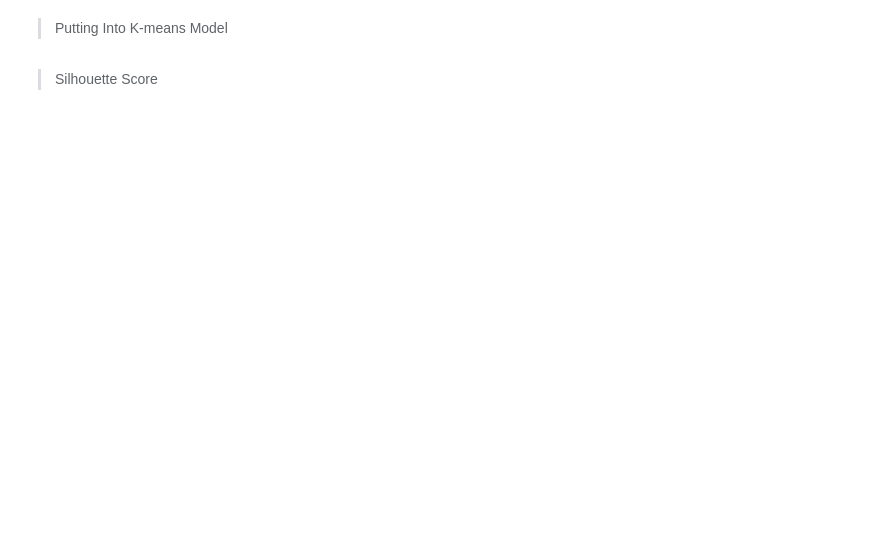
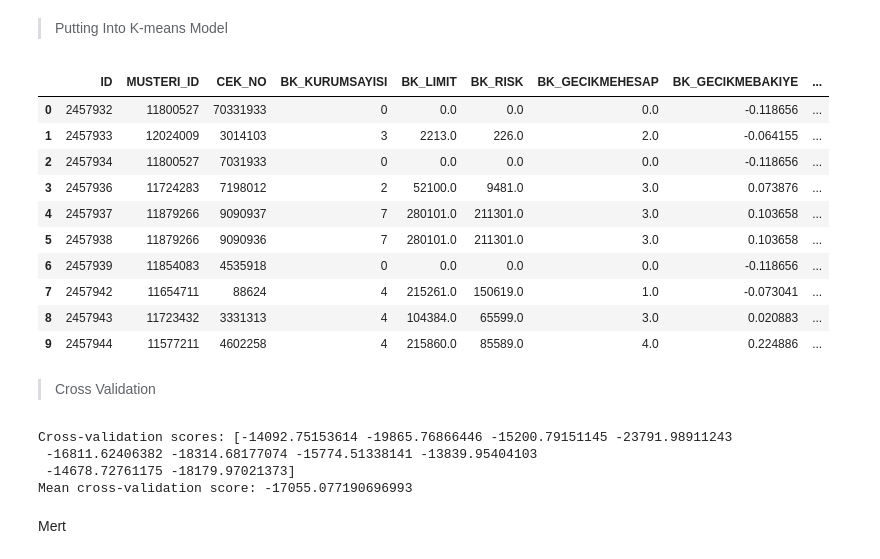
Before and after one commit to EmirhanServeren/factoring-customer-segmentation, a Jupyter notebook: segmentation.ipynb, the cells around one changed output. Cells and saved outputs as stored; diff of their text form; code cells hidden in the pictures; blank space fills up the shorter version.

```diff
--- a/segmentation.ipynb
+++ b/segmentation.ipynb
@@ -855,6 +821,5 @@ from sklearn.metrics import silhouette_score
 # %%
-kmeans = KMeans(n_clusters=6, random_state=42)  # initialize the k-means model by using the optimal number of clusters found in the elbow method
-kmeans.fit(X_train)                             # fit the k-means model to the training data
-train_clusters = kmeans.predict(X_train)        # predict the clusters for the training data
+g_kmeans = KMeans(n_clusters=4)                             # initialize the k-means model by using the optimal number of clusters found in the elbow method
+g_kmeans.fit(g_company_type_df[feature_columns_g_Type])     # fit the k-means model to the training data
+
+g_company_type_df['cluster_labels'] = g_kmeans.labels_      # assign cluster labels to the original DataFrame
-# %% [markdown]
-> Silhouette Score
@@ -866,0 +826,16 @@ print("Silhouette Score (Training):", silhouette_train)
+# %%
+g_company_type_df.head(10)
+# %% [output]
+|  | ID | MUSTERI_ID | CEK_NO | BK_KURUMSAYISI | BK_LIMIT | BK_RISK | BK_GECIKMEHESAP | BK_GECIKMEBAKIYE | ... |
+| 0 | 2457932 | 11800527 | 70331933 | 0 | 0.0 | 0.0 | 0.0 | -0.118656 | ... |
+| 1 | 2457933 | 12024009 | 3014103 | 3 | 2213.0 | 226.0 | 2.0 | -0.064155 | ... |
+| 2 | 2457934 | 11800527 | 7031933 | 0 | 0.0 | 0.0 | 0.0 | -0.118656 | ... |
+| 3 | 2457936 | 11724283 | 7198012 | 2 | 52100.0 | 9481.0 | 3.0 | 0.073876 | ... |
+| 4 | 2457937 | 11879266 | 9090937 | 7 | 280101.0 | 211301.0 | 3.0 | 0.103658 | ... |
+| 5 | 2457938 | 11879266 | 9090936 | 7 | 280101.0 | 211301.0 | 3.0 | 0.103658 | ... |
+| 6 | 2457939 | 11854083 | 4535918 | 0 | 0.0 | 0.0 | 0.0 | -0.118656 | ... |
+| 7 | 2457942 | 11654711 | 88624 | 4 | 215261.0 | 150619.0 | 1.0 | -0.073041 | ... |
+| 8 | 2457943 | 11723432 | 3331313 | 4 | 104384.0 | 65599.0 | 3.0 | 0.020883 | ... |
+| 9 | 2457944 | 11577211 | 4602258 | 4 | 215860.0 | 85589.0 | 4.0 | 0.224886 | ... |
+# %% [markdown]
+> Cross Validation
@@ -866,0 +844,12 @@ print("Silhouette Score (Training):", silhouette_train)
+# %%
+cv_scores = cross_val_score(g_kmeans, scaled_gType_df, cv=10)  # Adjust cv parameter as needed
+
+print("Cross-validation scores:", cv_scores)
+print("Mean cross-validation score:", cv_scores.mean())
+# %% [output]
+Cross-validation scores: [-14092.75153614 -19865.76866446 -15200.79151145 -23791.98911243
+ -16811.62406382 -18314.68177074 -15774.51338141 -13839.95404103
+ -14678.72761175 -18179.97021373]
+Mean cross-validation score: -17055.077190696993
+# %% [markdown]
+Mert
```
Also changed, not shown: parts of 10 cells of this notebook, 2 other files.
